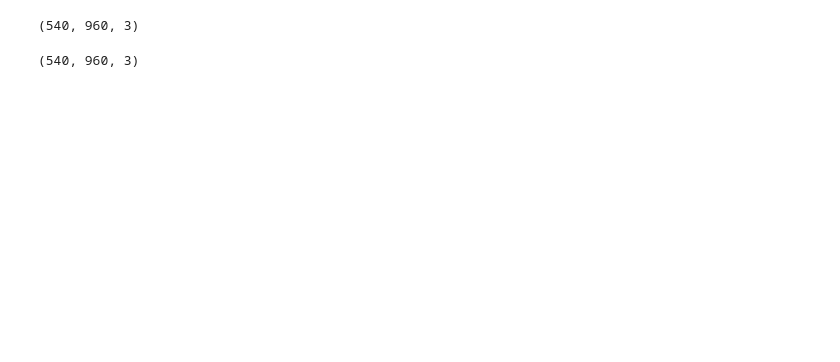
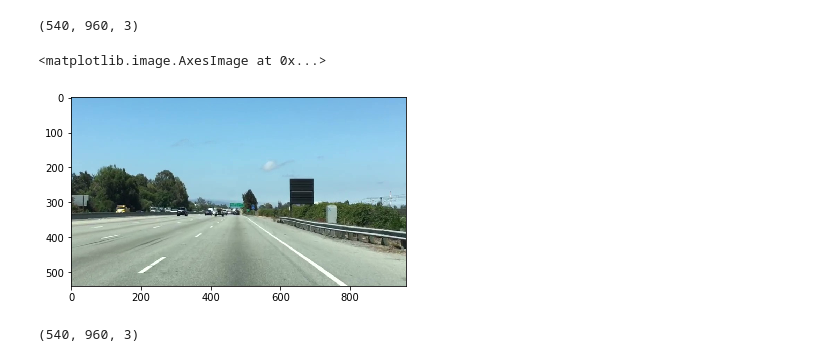
Before and after one commit to CS-Doc/PythonProjects, a Jupyter notebook: Lane-Lines.ipynb, the cells around one changed output. Drawn from its saved outputs; the diff is of its cells as text; code cells hidden in the pictures; blank space fills up the shorter version.

```diff
--- a/Lane-Lines.ipynb
+++ b/Lane-Lines.ipynb
@@ -9,6 +9,11 @@ image_color = mpimg.imread('image_lane_c.jpg')
 image_color.shape
 # %% [output]
 (540, 960, 3)
+# %%
+plt.imshow(image_color)
+# %% [output]
+<matplotlib.image.AxesImage at 0x...>
+[figure, added]
 # %%
 image_copy = np.copy(image_color)
 image_copy.shape
```
Also changed, not shown: parts of 5 cells of this notebook.
